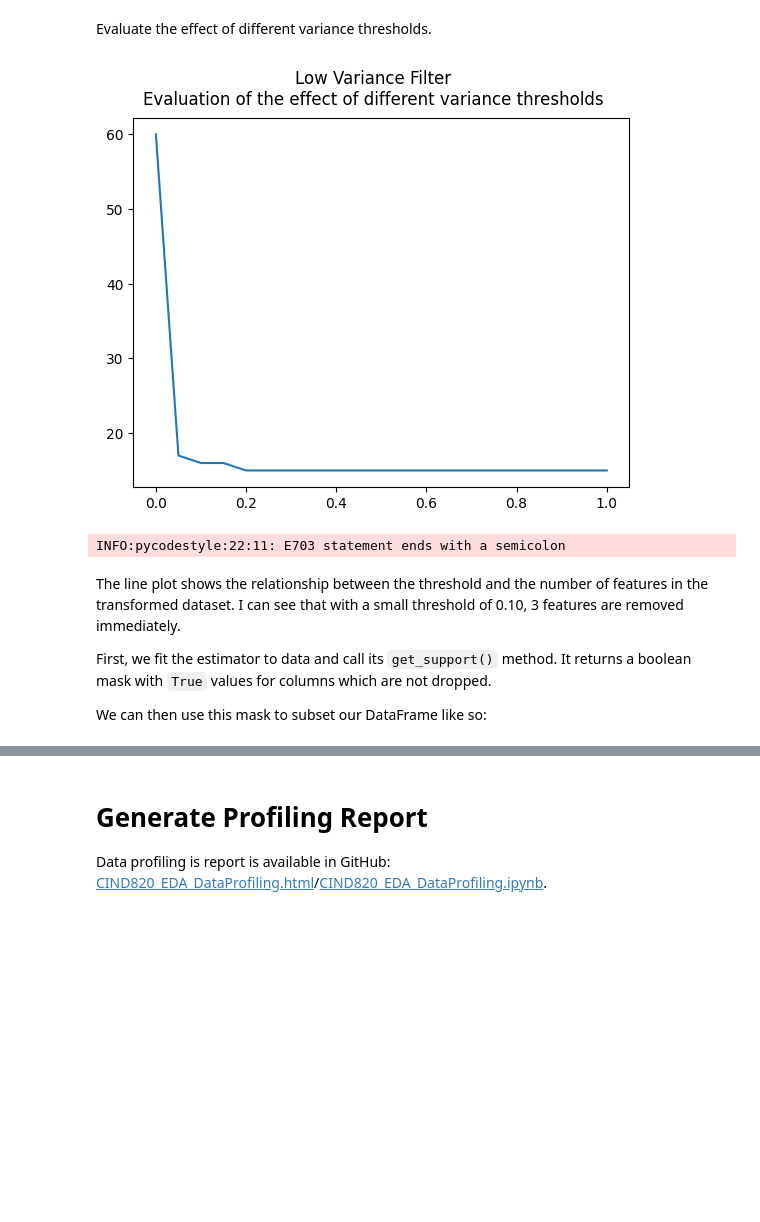
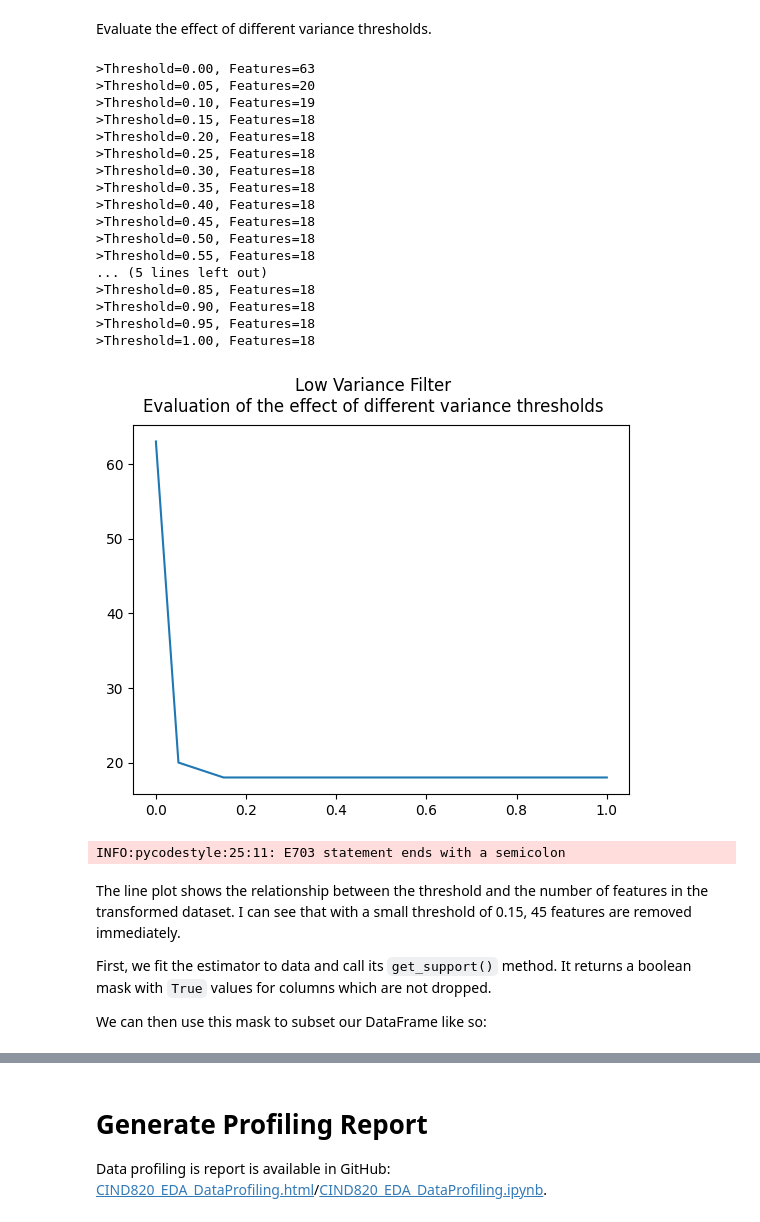
Before and after one commit to aamadorc/CIND820, a Jupyter notebook: CIND820_EDA.ipynb, the cells around one changed output, grey strips where cells are left out. Cells and saved outputs as stored; diff of their text form; code cells hidden in the pictures; blank space fills up the shorter version.

```diff
--- a/CIND820_EDA.ipynb
+++ b/CIND820_EDA.ipynb
@@ -658,7 +705,8 @@ Data cleaning will take place only on the training dataset.
 
 ### Identify Columns That Contain a Single Value
 # %%
-df_training_before = df_training.copy()
+df_training_before = df_training_X.copy()
+df_training = df_training_X.copy()
 
 # get number of unique values for each column
 counts = df_training.nunique()
@@ -874,5 +921 @@ Next select the columns based on how they affect the p-value. Remove the column
-# %%
-# Removing the total_cases column
-selected_columns = selected_columns.drop('total_cases')
-# show_items_in_table(None, selected_columns, 5)
 # %% [markdown]
@@ -902,10 +945,8 @@ SL = 0.05
 # len(selected_columns)
 predictor_column = 'total_cases'
 data_modeled, selected_columns, summary = backwardElimination(
-    df_training_corr.loc[:, df_training_corr.columns != predictor_column].
-    values,
-    df_training_corr.loc[:, df_training_corr.columns == predictor_column].
-    values,
+    df_training_corr.values,
+    df_training_y.values,
     SL,
     selected_columns)
 
@@ -965,7 +1006,7 @@ df_training_corr_p_value = pd.DataFrame(
 # 'total_cases; and selected columns
 df_corr_p_value = pd.concat([
     df_training_corr_p_value,
-    df_training_corr[predictor_column]
+    df_training_y
     ], axis=1)
 
 # df_corr_p_value.head()
@@ -1022,31 +1063,51 @@ Evaluate the effect of different variance thresholds.
 # %%
 thresholds = np.arange(0.0, 1.05, 0.05)
 
 # apply transform with each threshold
 results = list()
+
 for t in thresholds:
     # define the transform
     transform = VarianceThreshold(threshold=t)
     # transform the input data
     X_sel = transform.fit_transform(X_train_num)
     # determine the number of input features
     n_features = X_sel.shape[1]
-    # print(">Threshold=%.2f, Features=%d" % (t, n_features))
+    print(">Threshold=%.2f, Features=%d" % (t, n_features))
     # store the result
     results.append(n_features)
     # print(X_sel.dtype)
+
+results
 
 # plot the threshold vs the number of selected features
 plt.plot(thresholds, results)
 plt.suptitle(
     "Low Variance Filter\n" +
     "Evaluation of the effect of different variance thresholds")
 plt.show();
 # %% [output]
+>Threshold=0.00, Features=63
+>Threshold=0.05, Features=20
+>Threshold=0.10, Features=19
+>Threshold=0.15, Features=18
+>Threshold=0.20, Features=18
+>Threshold=0.25, Features=18
+>Threshold=0.30, Features=18
+>Threshold=0.35, Features=18
+>Threshold=0.40, Features=18
+>Threshold=0.45, Features=18
+>Threshold=0.50, Features=18
+>Threshold=0.55, Features=18
+... (5 lines left out)
+>Threshold=0.85, Features=18
+>Threshold=0.90, Features=18
+>Threshold=0.95, Features=18
+>Threshold=1.00, Features=18
-[figure, old version]
+[figure, new version]
-INFO:pycodestyle:22:11: E703 statement ends with a semicolon
+INFO:pycodestyle:25:11: E703 statement ends with a semicolon
 # %% [markdown]
-The line plot shows the relationship between the threshold and the number of features in the transformed dataset. I can see that with a small threshold of 0.10, 3 features are removed immediately.
+The line plot shows the relationship between the threshold and the number of features in the transformed dataset. I can see that with a small threshold of 0.15, 45 features are removed immediately.
 
 First, we fit the estimator to data and call its `get_support()` method. It returns a boolean mask with `True` values for columns which are not dropped.
 
```
Also changed, not shown: parts of 76 cells of this notebook, 1 other file.
